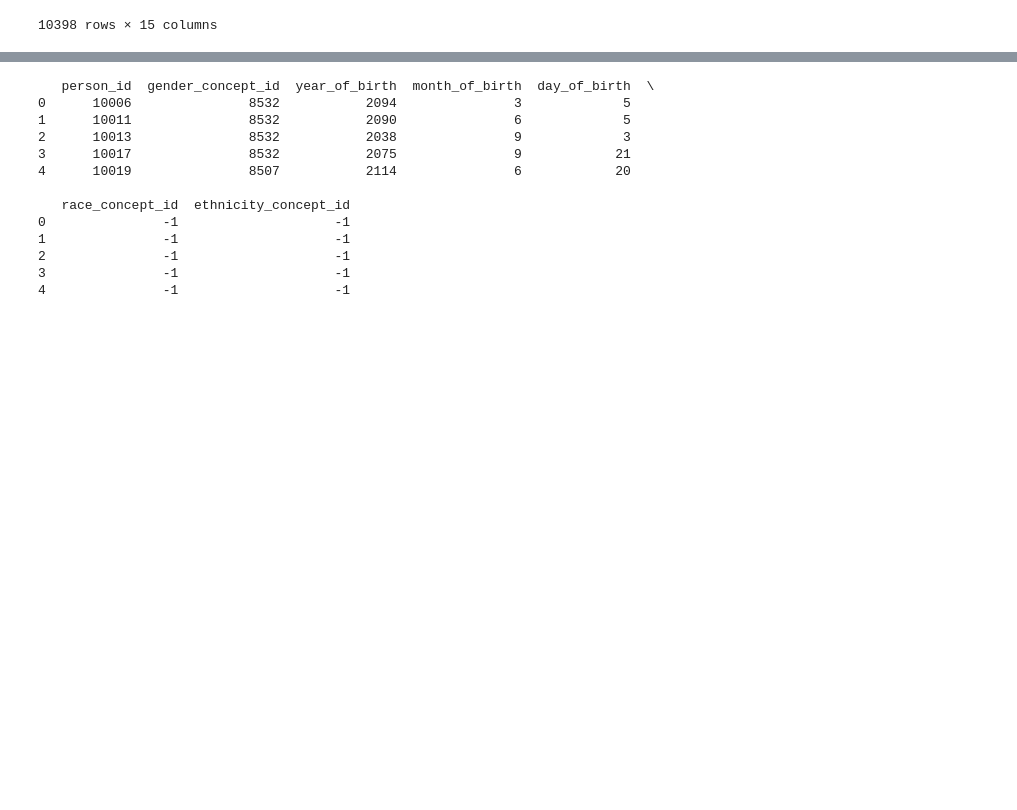
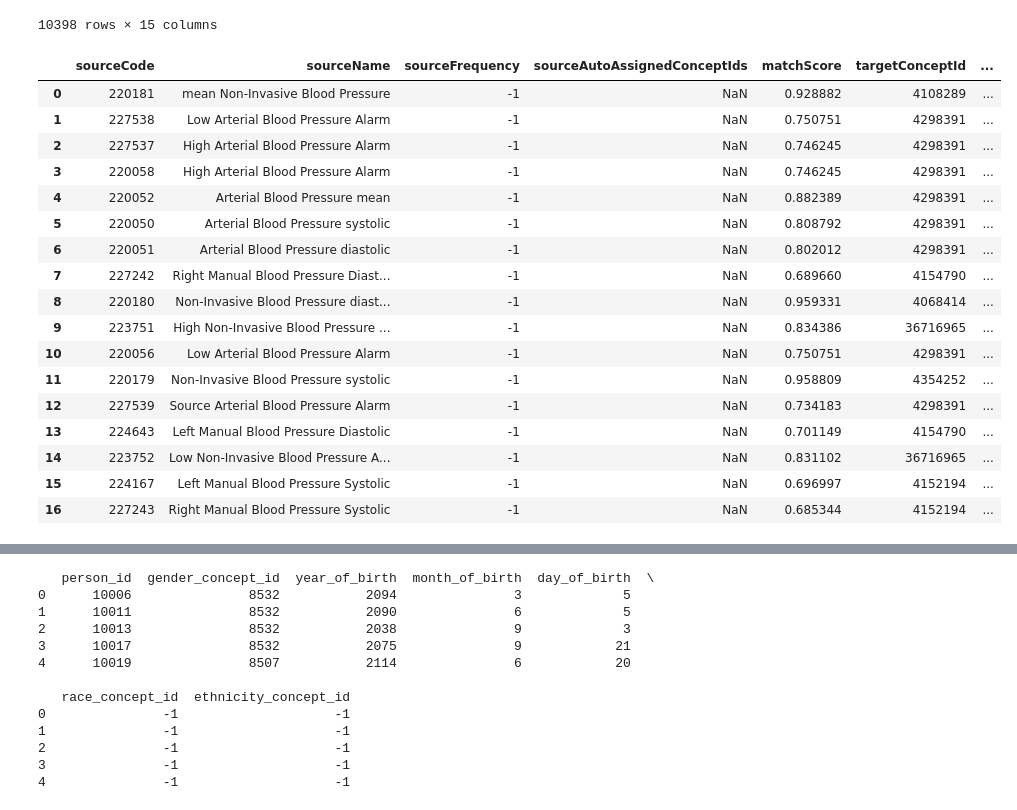
Before and after one commit to Mehd212/MIMICETL, a Jupyter notebook: main.ipynb, the cells around one changed output, grey strips where cells are left out. Drawn from its saved outputs; the diff is of its cells as text; code cells hidden in the pictures; blank space fills up the shorter version.

Commit message:
map concepts

```diff
--- a/main.ipynb
+++ b/main.ipynb
@@ -6,6 +6,10 @@ diagnoses_icd = pd.read_csv("data/DIAGNOSES_ICD.csv", low_memory=False)
 chartevents = pd.read_csv("data/CHARTEVENTS.csv", low_memory=False)
 prescriptions = pd.read_csv("data/PRESCRIPTIONS.csv", low_memory=False)
 labevents = pd.read_csv("data/LABEVENTS.csv", low_memory=False)
+mapped_items = pd.read_csv("data/mapped_items.csv", low_memory=False)
+mapped_icd9 = pd.read_csv("data/icd9codes_mapped.csv", low_memory=False)
+vocabulary = pd.read_csv("data/vocabulary.csv", low_memory=False, keep_default_na=False)
+domain = pd.read_csv("data/domain.csv", low_memory=False, keep_default_na=False)
 # %%
 htn_diagnoses = diagnoses_icd[
     diagnoses_icd['icd9_code'].str.startswith(('401', '402', '403', '404', '405'))
@@ -334,3 +338,24 @@ prescriptions_with_admissions
 | 10396 | 3609916 | 42430 | 100969 | 2142-11-26 00:00:00 | 2142-11-27 00:00:00 | BASE | HEPBASE | 250 | ... |
 | 10397 | 3609917 | 42430 | 100969 | 2142-11-26 00:00:00 | 2142-11-28 00:00:00 | BASE | NICABAGSODCHL | 200 | ... |
 10398 rows × 15 columns
+# %%
+mapped_items
+# %% [output]
+|  | sourceCode | sourceName | sourceFrequency | sourceAutoAssignedConceptIds | matchScore | targetConceptId | ... |
+| 0 | 220181 | mean Non-Invasive Blood Pressure | -1 | NaN | 0.928882 | 4108289 | ... |
+| 1 | 227538 | Low Arterial Blood Pressure Alarm | -1 | NaN | 0.750751 | 4298391 | ... |
+| 2 | 227537 | High Arterial Blood Pressure Alarm | -1 | NaN | 0.746245 | 4298391 | ... |
+| 3 | 220058 | High Arterial Blood Pressure Alarm | -1 | NaN | 0.746245 | 4298391 | ... |
+| 4 | 220052 | Arterial Blood Pressure mean | -1 | NaN | 0.882389 | 4298391 | ... |
+| 5 | 220050 | Arterial Blood Pressure systolic | -1 | NaN | 0.808792 | 4298391 | ... |
+| 6 | 220051 | Arterial Blood Pressure diastolic | -1 | NaN | 0.802012 | 4298391 | ... |
+| 7 | 227242 | Right Manual Blood Pressure Diast... | -1 | NaN | 0.689660 | 4154790 | ... |
+| 8 | 220180 | Non-Invasive Blood Pressure diast... | -1 | NaN | 0.959331 | 4068414 | ... |
+| 9 | 223751 | High Non-Invasive Blood Pressure ... | -1 | NaN | 0.834386 | 36716965 | ... |
+| 10 | 220056 | Low Arterial Blood Pressure Alarm | -1 | NaN | 0.750751 | 4298391 | ... |
+| 11 | 220179 | Non-Invasive Blood Pressure systolic | -1 | NaN | 0.958809 | 4354252 | ... |
+| 12 | 227539 | Source Arterial Blood Pressure Alarm | -1 | NaN | 0.734183 | 4298391 | ... |
+| 13 | 224643 | Left Manual Blood Pressure Diastolic | -1 | NaN | 0.701149 | 4154790 | ... |
+| 14 | 223752 | Low Non-Invasive Blood Pressure A... | -1 | NaN | 0.831102 | 36716965 | ... |
+| 15 | 224167 | Left Manual Blood Pressure Systolic | -1 | NaN | 0.696997 | 4152194 | ... |
+| 16 | 227243 | Right Manual Blood Pressure Systolic | -1 | NaN | 0.685344 | 4152194 | ... |
```
Also changed, not shown: parts of 8 cells of this notebook.
